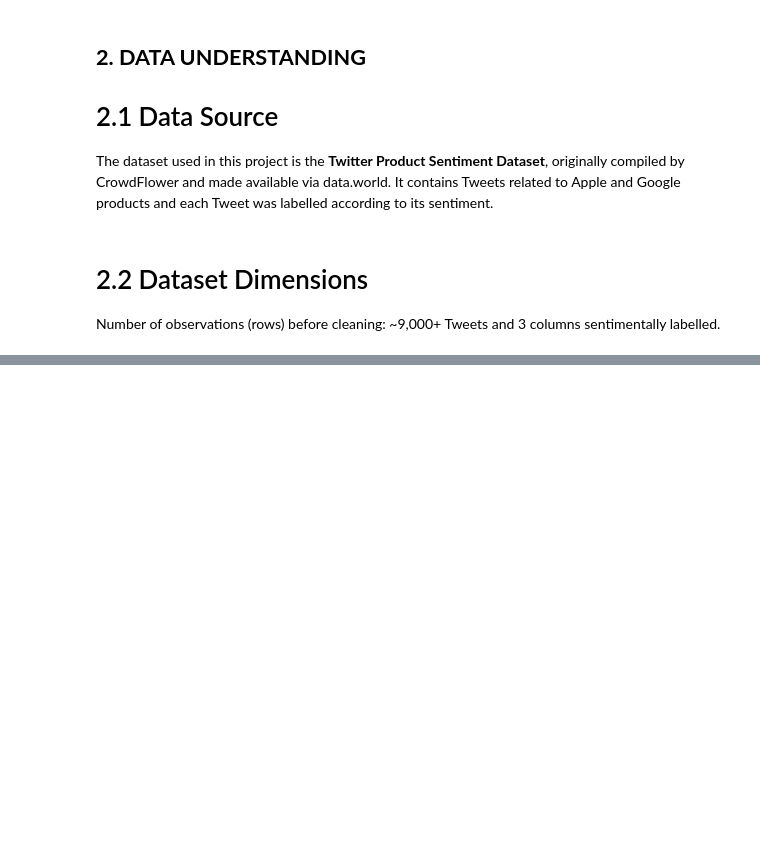
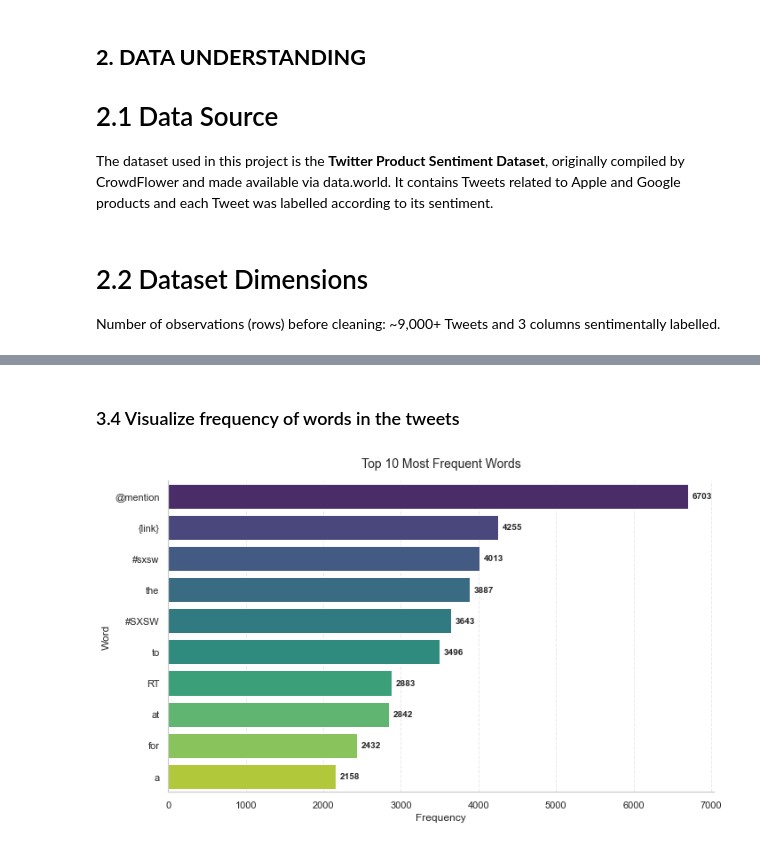
Before and after one commit to Dortts/Twitter_Sentiment_Project, a Jupyter notebook: Twitter_Sentiment_Analysis.ipynb, the cells around one changed output, grey strips where cells are left out. Drawn from its saved outputs; the diff is of its cells as text; code cells hidden in the pictures; blank space fills up the shorter version.

```diff
--- a/Twitter_Sentiment_Analysis.ipynb
+++ b/Twitter_Sentiment_Analysis.ipynb
@@ -178,0 +277,12 @@ df.value_counts
+# %%
+# Check the frequency of words in the tweets
+all_words = ' '.join(df['tweet'].dropna()).split()
+
+word_counts = Counter(all_words)
+
+top_words = pd.DataFrame(
+    word_counts.most_common(10),
+    columns=['Word', 'Frequency']
+)
+
+top_words
@@ -178,0 +301,36 @@ df.value_counts
+# %% [markdown]
+### 3.4 Visualize frequency of words in the tweets
+# %%
+plt.figure(figsize=(10, 6))
+
+ax = sns.barplot(
+    data=top_words,
+    x='Frequency',
+    y='Word',
+    palette='viridis'
+)
+# Add frequency labels
+for p in ax.patches:
+    width = p.get_width()
+    if width > 0:
+        ax.annotate(
+            f'{int(width)}',
+            (width, p.get_y() + p.get_height() / 2.),
+            va='center',
+            ha='left',
+            fontsize=10,
+            fontweight='bold',
+            xytext=(5, 0),
+            textcoords='offset points'
+        )
+plt.title('Top 10 Most Frequent Words', fontsize=14, pad=15)
+plt.xlabel('Frequency', fontsize=12)
+plt.ylabel('Word', fontsize=12)
+
+plt.grid(axis='x', linestyle='--', alpha=0.4)
+sns.despine()
+
+plt.tight_layout()
+plt.show()
+# %% [output]
+[figure, added]
```
Also changed, not shown: parts of 31 cells of this notebook.
